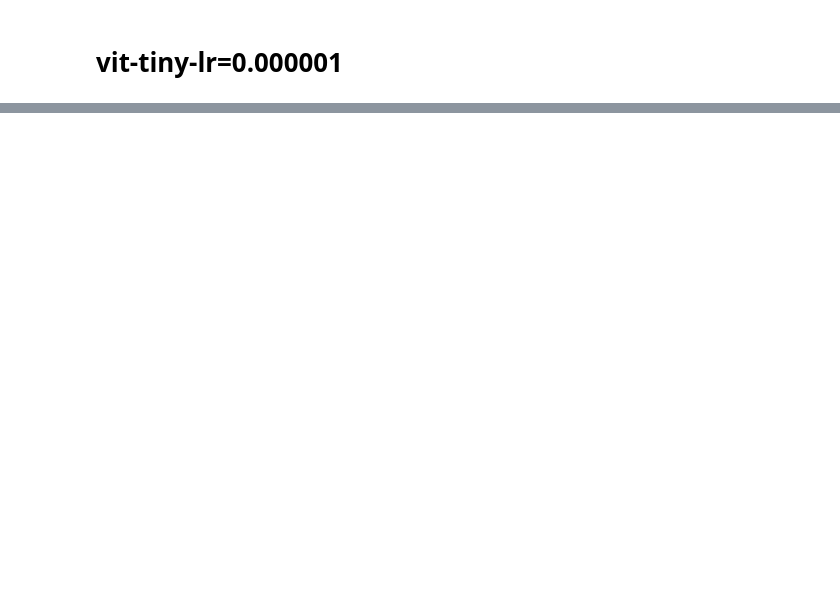
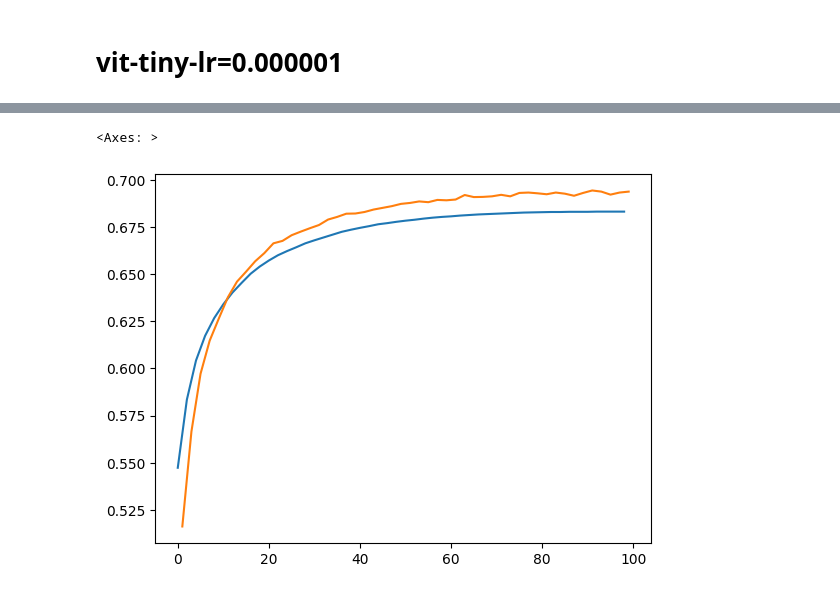
Before and after one commit to nyuad-cai/CXR-EHR-MSN, a Jupyter notebook: notebooks/tracking.ipynb, the cells around one changed output, grey strips where cells are left out. Saved outputs shown, nothing was run; the diff lists cells and outputs as text; code cells hidden in the pictures; blank space fills up the shorter version.

```diff
--- a/notebooks/tracking.ipynb
+++ b/notebooks/tracking.ipynb
@@ -84,0 +45,3 @@ pd.read_csv('/scratch/sas10092/ChexMSN/notebooks/lightning_logs/version_13/metri
+# %%
+table = pd.read_csv('/scratch/sas10092/ChexMSN/notebooks/nih/msn/tiny/lightning_logs/4676383/metrics.csv')
+table.tail(10)
@@ -84,0 +60,6 @@ pd.read_csv('/scratch/sas10092/ChexMSN/notebooks/lightning_logs/version_13/metri
+# %%
+table[table.val_auroc.notna()].val_auroc.plot()
+table[table.train_auroc.notna()].train_auroc.plot()
+# %% [output]
+<Axes: >
+[figure, added]
```
Also changed, not shown: parts of 51 cells of this notebook, 21 other files.
